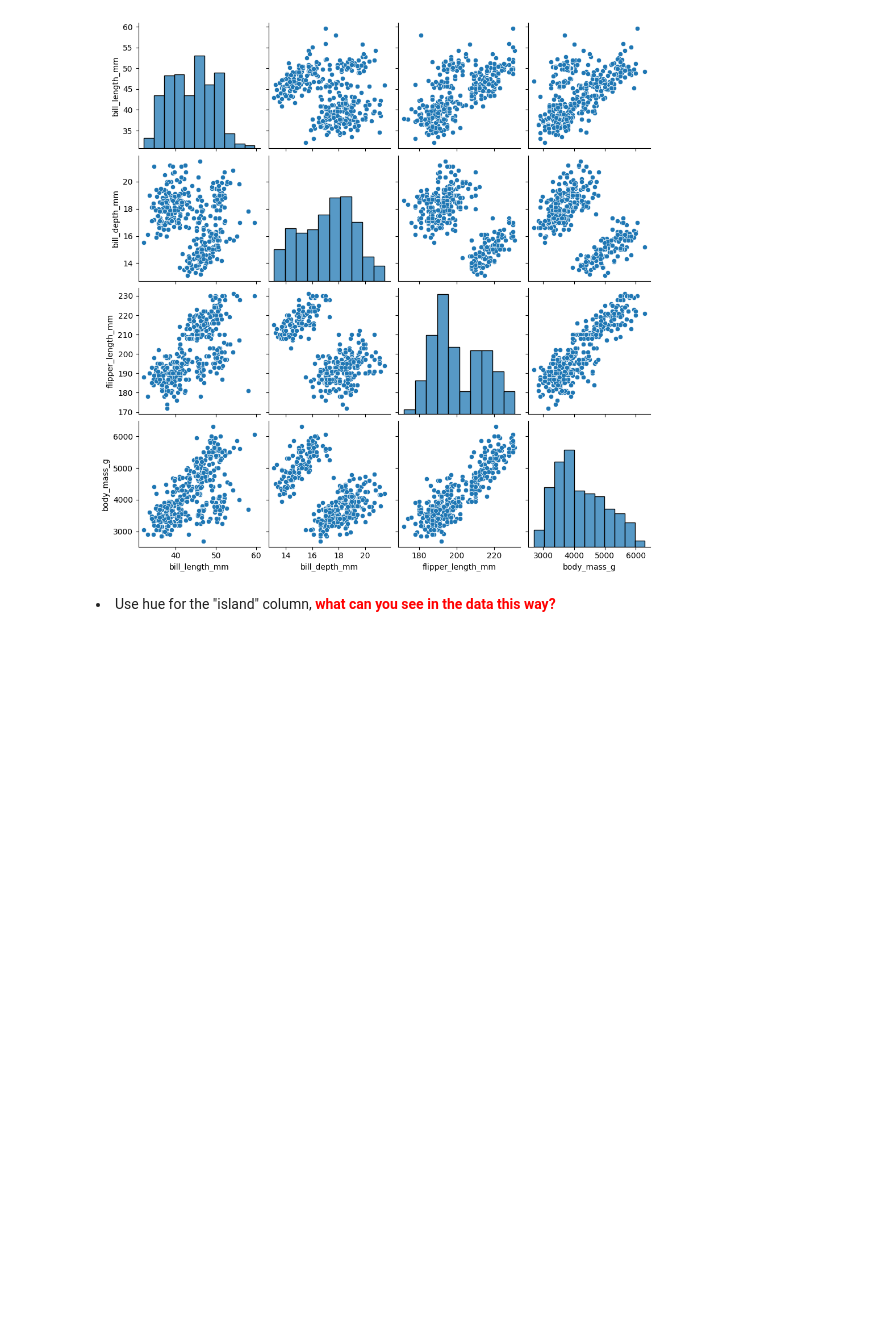
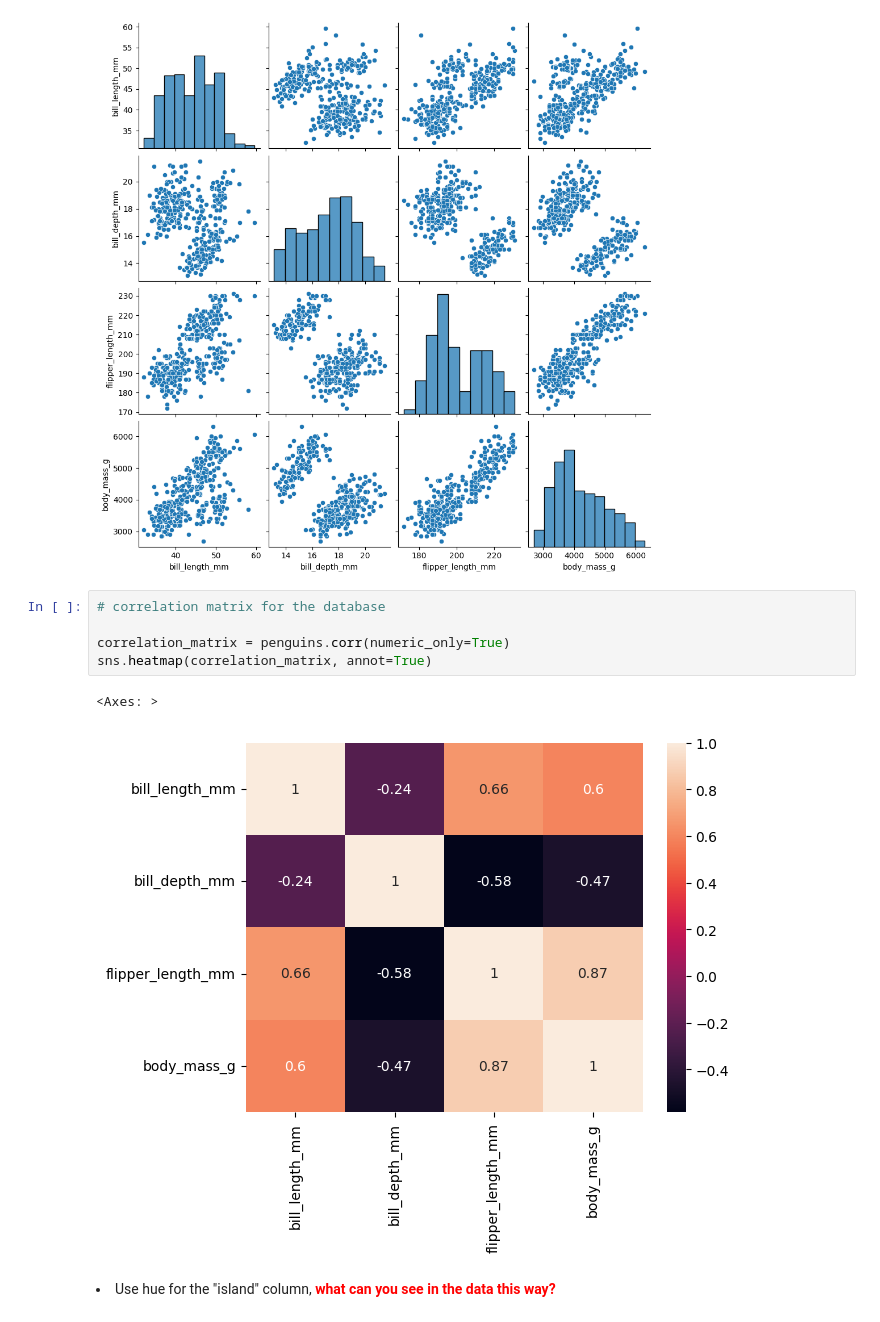
Before and after one commit to praveens23108/Data-Analytics-Exercises, a Jupyter notebook: DataAnalyticsExerciseSet3.ipynb, the cells around one changed output. Saved outputs shown, nothing was run; the diff lists cells and outputs as text; blank space fills up the shorter version.

```diff
--- a/DataAnalyticsExerciseSet3.ipynb
+++ b/DataAnalyticsExerciseSet3.ipynb
@@ -59,6 +62,14 @@ sns.pairplot(penguins)
 # %% [output]
 <seaborn.axisgrid.PairGrid at 0x...>
 [figure]
+# %%
+# correlation matrix for the database
+
+correlation_matrix = penguins.corr(numeric_only=True)
+sns.heatmap(correlation_matrix, annot=True)
+# %% [output]
+<Axes: >
+[figure, added]
 # %% [markdown]
 <li>Use hue for the "island" column, <span style="color: red; font-weight: bold;">what can you see in the data this way?</span></li>
 # %%
```
Also changed, not shown: parts of 12 cells of this notebook.
